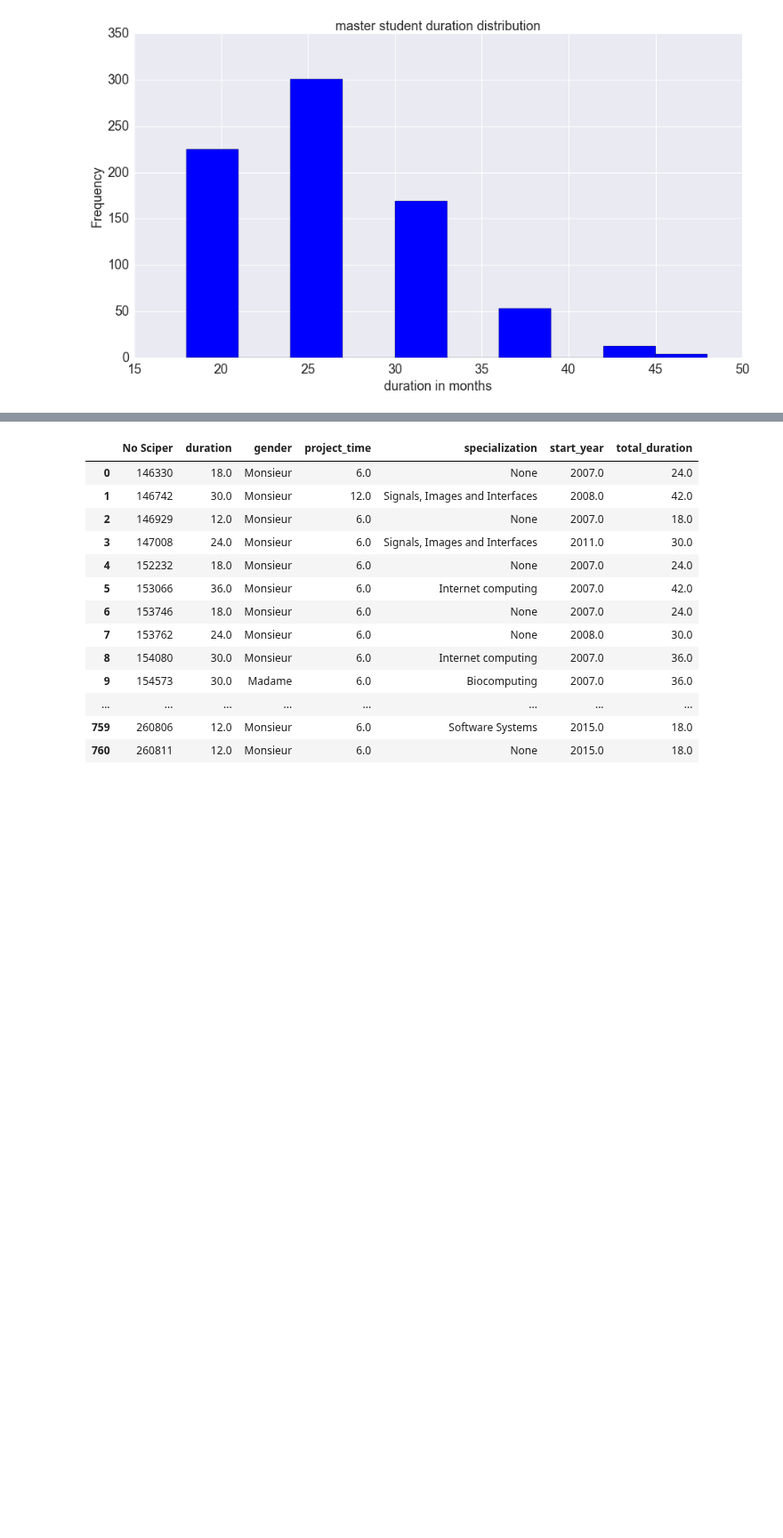
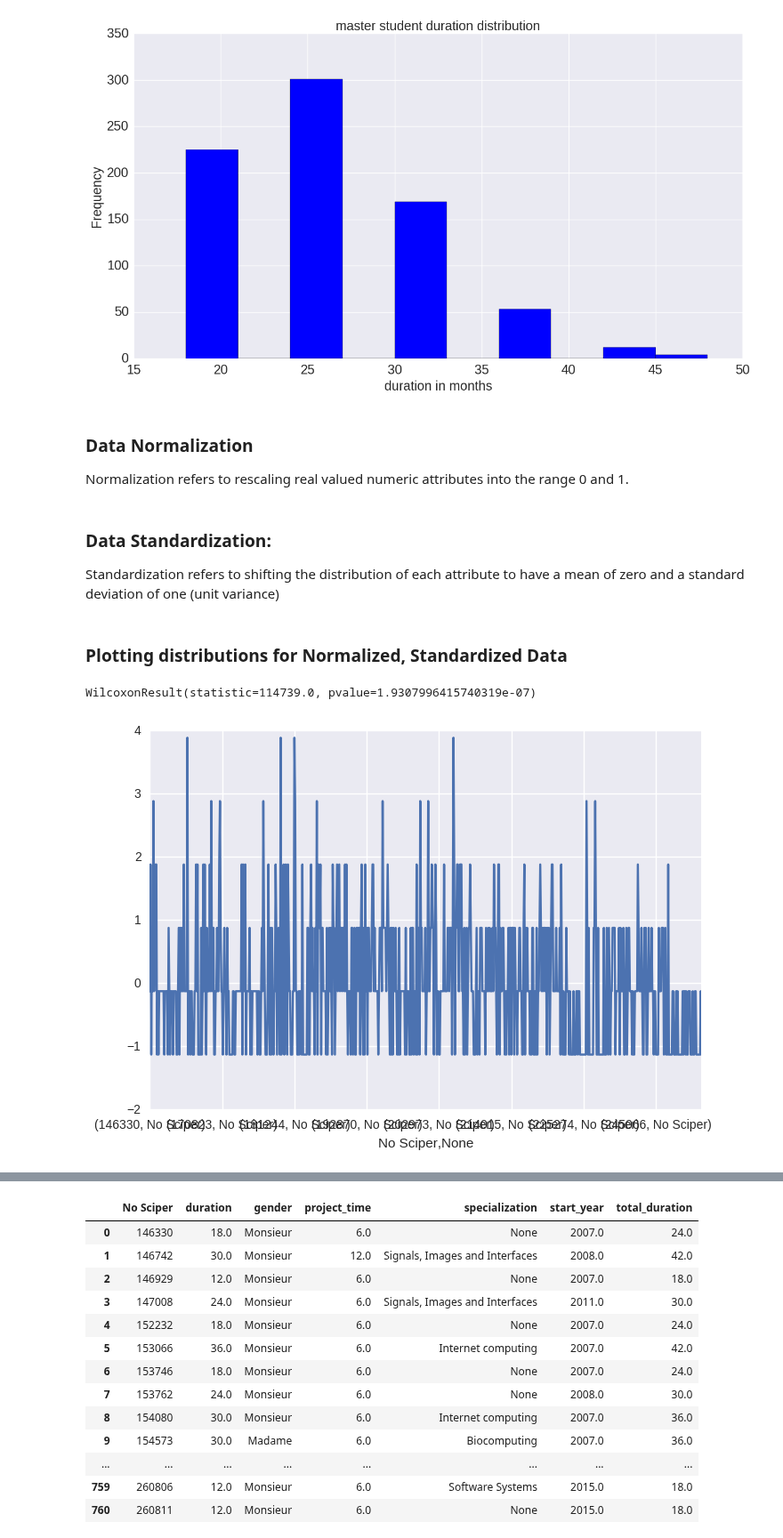
Before and after one commit to meryemmhamdi1/Gokcen_Meryem_Riyadh_ADA, a Jupyter notebook: 02 - Data from the Web/HW2.ipynb, the cells around one changed output, grey strips where cells are left out. Shown at 89% size. Saved outputs shown, nothing was run; the diff lists cells and outputs as text; code cells hidden in the pictures; blank space fills up the shorter version.

```diff
--- a/02 - Data from the Web/HW2.ipynb
+++ b/02 - Data from the Web/HW2.ipynb
@@ -414,3 +458,25 @@ plt.tick_params(axis='x', labelsize=18)
 plt.tick_params(axis='y', labelsize=18)
 # %% [output]
 [figure]
+# %% [markdown]
+### Data Normalization
+Normalization refers to rescaling real valued numeric attributes into the range 0 and 1.
+# %%
+from scipy.stats import kstest
+aa_Duration = aa['duration']
+aa_norm = (aa_Duration - aa_Duration.mean()) / (aa_Duration.max() - aa_Duration.min())
+# %% [markdown]
+### Data Standardization:
+Standardization refers to shifting the distribution of each attribute to have a mean of zero and a standard deviation of one (unit variance)
+# %%
+aa_stand = (aa_norm - aa_norm.mean()) / aa_norm.std()
+# %% [markdown]
+### Plotting distributions for Normalized, Standardized Data
+# %%
+aa_stand.plot()
+
+from scipy.stats import wilcoxon
+wilcoxon(aa_stand, y = None, zero_method='wilcox', correction=False)
+# %% [output]
+WilcoxonResult(statistic=114739.0, pvalue=1.9307996415740319e-07)
+[figure, added]
```
Also changed, not shown: parts of 25 cells of this notebook, 2 other files.
